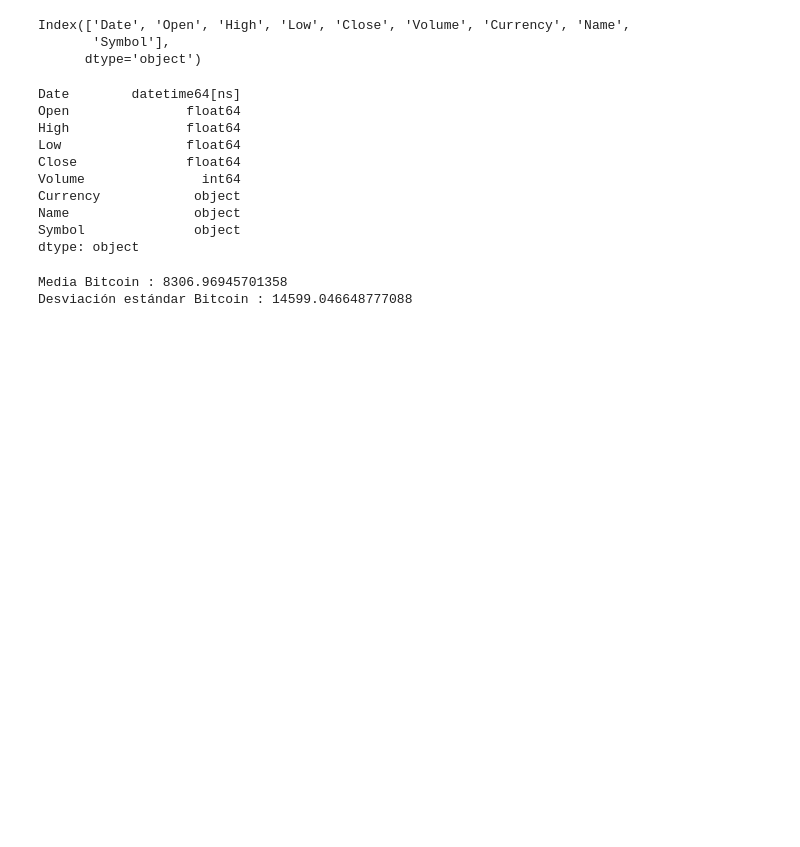
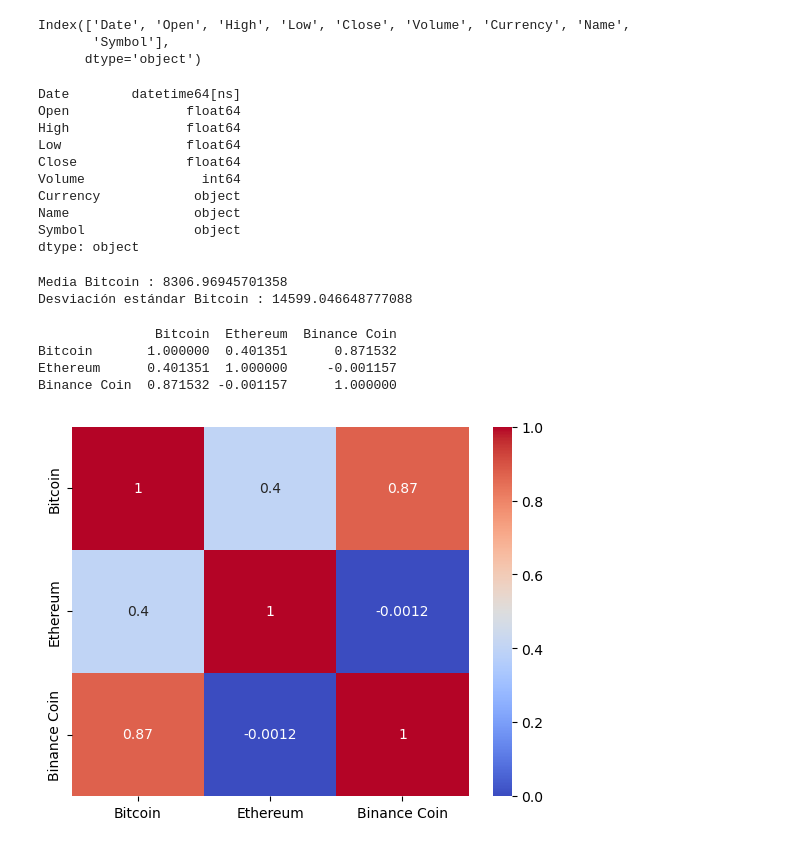
Before and after one commit to angelmpa/proyecto-portafolio, a Jupyter notebook: notebooks/analisis_inicial.ipynb, the cells around one changed output. Cells and saved outputs as stored; diff of their text form; code cells hidden in the pictures; blank space fills up the shorter version.

Commit message:
Matriz de correlación Open-high-low

```diff
--- a/notebooks/analisis_inicial.ipynb
+++ b/notebooks/analisis_inicial.ipynb
@@ -574,3 +574,23 @@ print('Desviación estándar Bitcoin :', btc_std)
 # %% [output]
 Media Bitcoin : 8306.96945701358
 Desviación estándar Bitcoin : 14599.046648777088
+# %%
+# Matriz de correlación "Open" entre Bitcoin, Ethereum y Binance Coin
+
+# Combinar los datos en un único DataFrame
+crypto = pd.concat ([bitcoin['Open'], ethereum['Open'], binance['Open']], axis = 1)
+crypto.columns = ['Bitcoin', 'Ethereum', 'Binance Coin']
+
+# Calcular la matriz de correlación
+corr_matrix = crypto.corr()
+print(corr_matrix)
+
+# Gráfica de correlación entre Bitcoin, Ethereum y Binance Coin
+sns.heatmap(corr_matrix, annot = True, cmap = 'coolwarm')
+plt.show()
+# %% [output]
+               Bitcoin  Ethereum  Binance Coin
+Bitcoin       1.000000  0.401351      0.871532
+Ethereum      0.401351  1.000000     -0.001157
+Binance Coin  0.871532 -0.001157      1.000000
+[figure, added]
```
Also changed, not shown: parts of 3 cells of this notebook.
